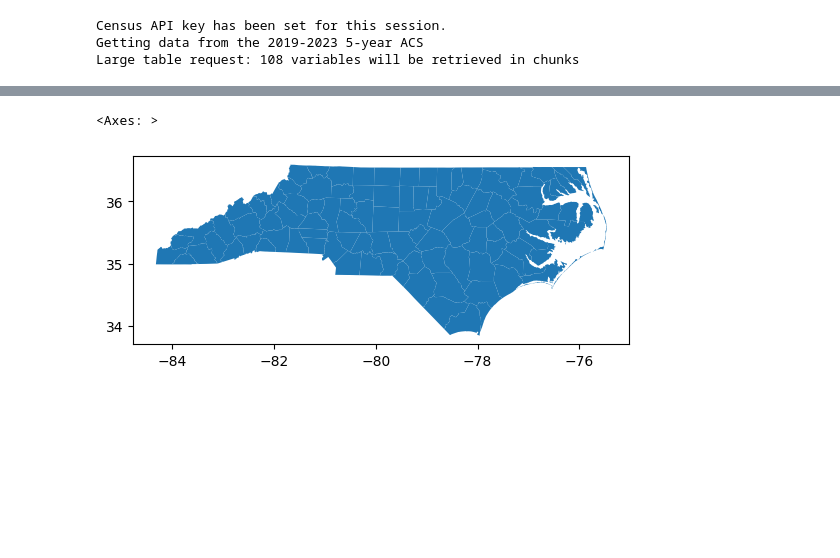
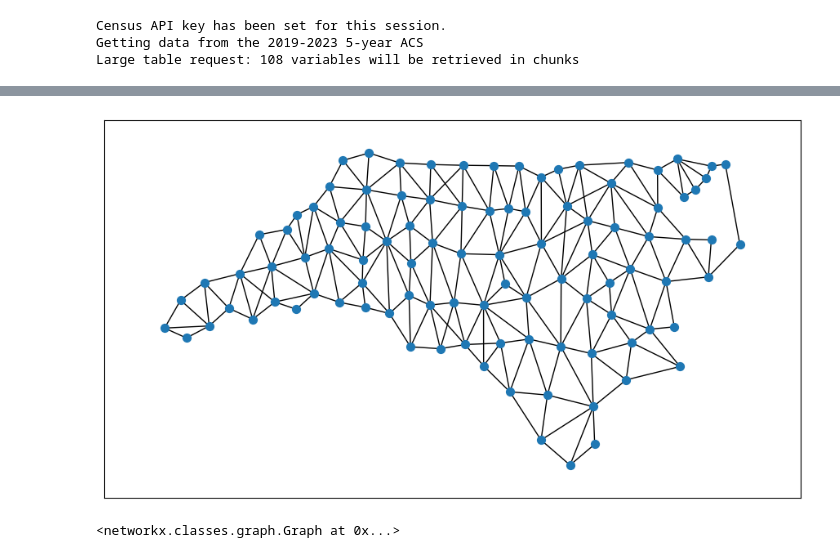
Before and after one commit to olublin/immc-25, a Jupyter notebook: MathModling.ipynb, the cells around one changed output, grey strips where cells are left out. Cells and saved outputs as stored; diff of their text form; code cells hidden in the pictures; blank space fills up the shorter version.

Commit message:
updated edge weights and clustering algorithm

```diff
--- a/MathModling.ipynb
+++ b/MathModling.ipynb
@@ -91,7 +95,7 @@ variables = {
 }
 
 year = 2023
-df = tc.get_acs(
+gdf = tc.get_acs(
     geography="county",
     variables=list(variables.keys()),
     state="NC",
@@ -100,13 +104,13 @@ df = tc.get_acs(
     geometry=True
 )
 
-#drop columns for margin of error (not necessary)
-moe_cols = [col for col in df.columns if col.endswith("e")]
-df = df.drop(columns = moe_cols)
+#drop columns for margin of error (only keep estimate)
+moe_cols = [col for col in gdf.columns if col.endswith("e")]
+gdf = gdf.drop(columns = moe_cols)
 
 
 #rename columns from variable key to statistic
-df = df.rename(columns={var: name for var, name in variables.items()})
+gdf = gdf.rename(columns={var: name for var, name in variables.items()})
 # %% [output]
 Census API key has been set for this session.
 Getting data from the 2019-2023 5-year ACS
@@ -222,5 +123,40 @@ Moved 'geometry' to the end.
-# %%
-df.plot()
-# %% [output]
-<Axes: >
-[figure, removed]
+# %%
+#cosine similarity to get edge weights
+def similarity(co1, co2):
+    c1 = np.array(gdf[gdf['NAMELSAD'] == co1].iloc[:,2:-1])  #don't need first 2 observations (county name and population)
+    c2 = np.array(gdf[gdf['NAMELSAD'] == co2].iloc[:,2:-1]).T
+    return 1 - np.arccos(np.dot(c1,c2)/(np.linalg.norm(c1) * np.linalg.norm(c2)))[0,0]
+# %%
+#build adjacencies on graph
+G = nx.Graph()
+
+#create nodes
+for idx, county in gdf.iterrows():
+    G.add_node(county["NAMELSAD"], geometry = county.geometry)
+
+#create edges
+for i, co1 in gdf.iterrows():
+    for j, co2 in gdf.iterrows():
+        if i<j and co1.geometry.touches(co2.geometry):
+            G.add_edge(co1['NAMELSAD'], co2['NAMELSAD'])
+
+#weights for edges based on similarity function
+for co1, co2 in G.edges():
+    G[co1][co2]['weight'] = similarity(co1,co2)
+
+
+#position dictionary for graph
+pos = {
+    county['NAMELSAD']: (county.geometry.centroid.x, county.geometry.centroid.y) for _,county in gdf.iterrows()
+}
+
+
+#build graph
+fig, ax = plt.subplots(figsize = (11,6))
+
+nx.draw_networkx_edges(G, pos, ax=ax)
+nx.draw_networkx_nodes(G, pos, ax=ax, node_size=50)
+
+plt.savefig("county_graph.png")
+# %% [output]
+[figure, added]
@@ -226,0 +182,4 @@ df.plot()
+# %%
+G
+# %% [output]
+<networkx.classes.graph.Graph at 0x...>
```
Also changed, not shown: parts of 5 cells of this notebook.
